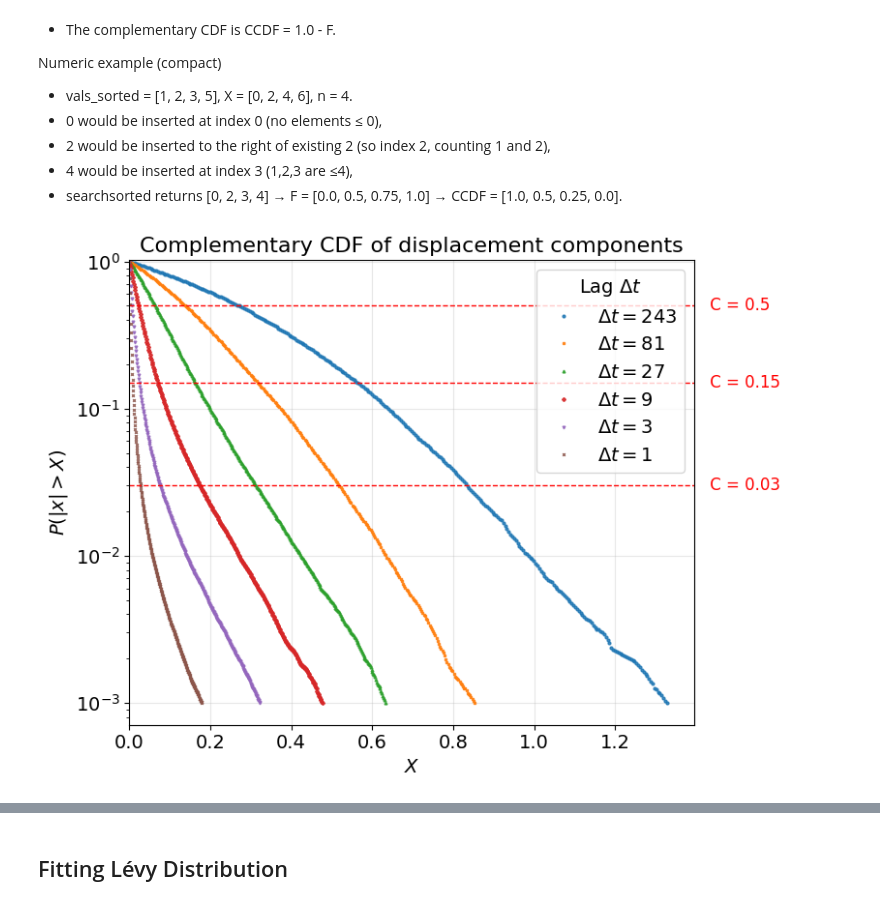
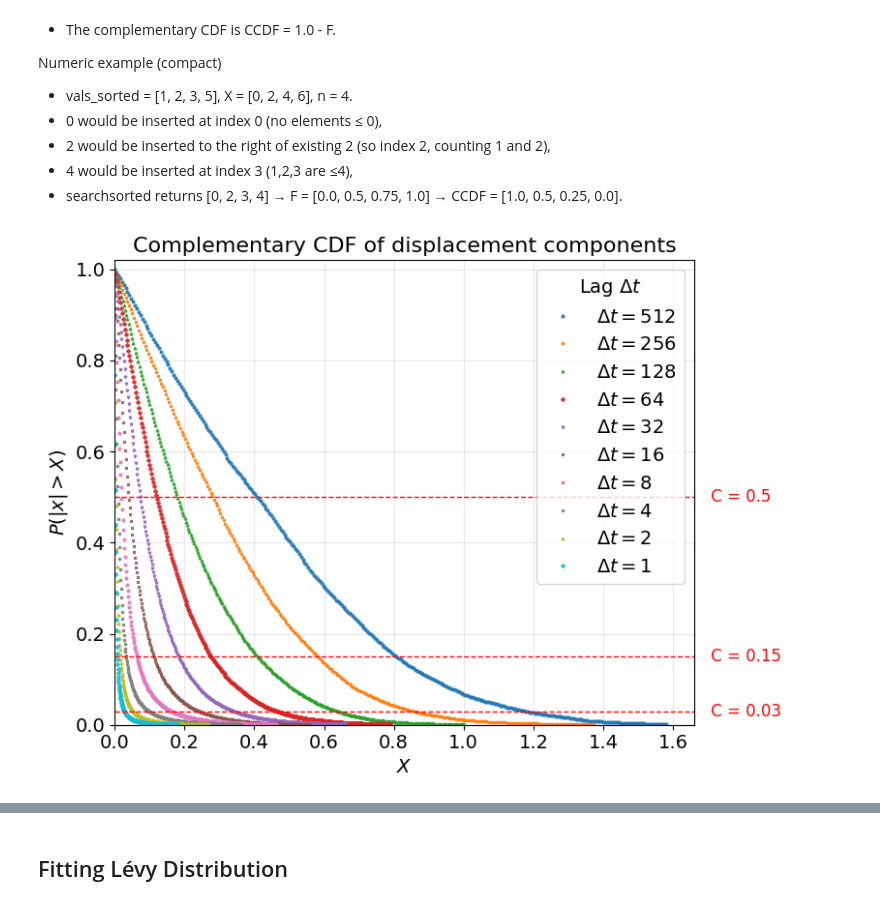
Before and after one commit to conorkirby/capstone, a Jupyter notebook: ProjectNotebooks/03_DisplacementDistributions.ipynb, the cells around one changed output, grey strips where cells are left out. Saved outputs shown, nothing was run; the diff lists cells and outputs as text; code cells hidden in the pictures.

```diff
--- a/ProjectNotebooks/03_DisplacementDistributions.ipynb
+++ b/ProjectNotebooks/03_DisplacementDistributions.ipynb
@@ -181,10 +181,10 @@ Standard deviation of changes: 0.014547
 
 # Displacement Analysis for Multiple dt Values
 #dt_values = [1, 10, 25, 50, 75, 125, 200, 300, 400, 500]
-dt_values = [1, 3, 9, 27, 81, 243]
+dt_values = [1, 2, 4, 8, 16, 32, 64, 128, 256, 512]
 # dt_values = [1, 2, 5, 10, 25, 50]
 
-fig, axs = plt.subplots(2, 3, figsize=(15, 10))
+fig, axs = plt.subplots(4, 3, figsize=(15, 10))
 axs = axs.ravel()
 plt.suptitle('Distribution of Bubble Displacements at Different Timesteps',
              fontsize=20, y=0.95)
@@ -391,34 +395,32 @@ for idx, dt in enumerate(dt_plot_order):
 
     # Empirical CCDF: P(|x| > X)
     F = np.searchsorted(vals_sorted, X, side='right') / n
     CCDF = 1.0 - F
 
-    plt.semilogy(
+    plt.plot(
         X, CCDF, marker=markers[idx % len(markers)],
         linestyle='none', ms=2, alpha=0.85,
         label=rf'$\Delta t = {dt}$'
     )
 
 # Dashed lines for C values
 for C in C_vals:
     plt.axhline(y=C, color='red', linestyle='--', linewidth=1)
     plt.text(
         1.02 * plt.xlim()[1], C, f" C = {C}",
         va='center', ha='left', fontsize=12, color='red'
     )
 
 # Axis scaling and labels
 plt.ylim(0, 1.02)
 plt.xlim(left=0)
 plt.ylabel(r"$P(|x|>X)$", fontsize=14)
 plt.xlabel(r"$X$", fontsize=14)
 plt.title("Complementary CDF of displacement components", fontsize=16)
 plt.grid(alpha=0.3)
 plt.legend(title=r"Lag $\Delta t$")
 plt.tight_layout()
 # plt.savefig("/Users/conorkirby/Library/Mobile Documents/com~apple~CloudDocs/Coding/projects/python/capstone/Figures_Sample2/03_Figures/ccdf_displacement_components_2.png", dpi=300, bbox_inches='tight')
 plt.show()
-
-# do it with simpsons and trapeziodal rule too
 # %% [output]
-[figure, old version]
+[figure, new version]
```
Also changed, not shown: parts of 11 cells of this notebook, 1 other file.
